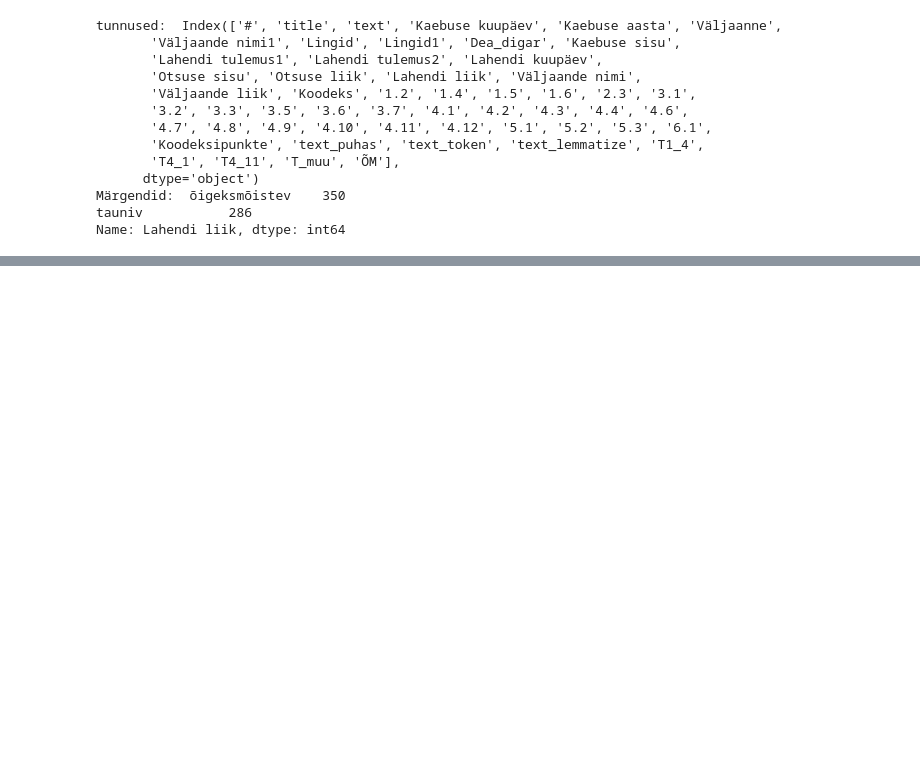
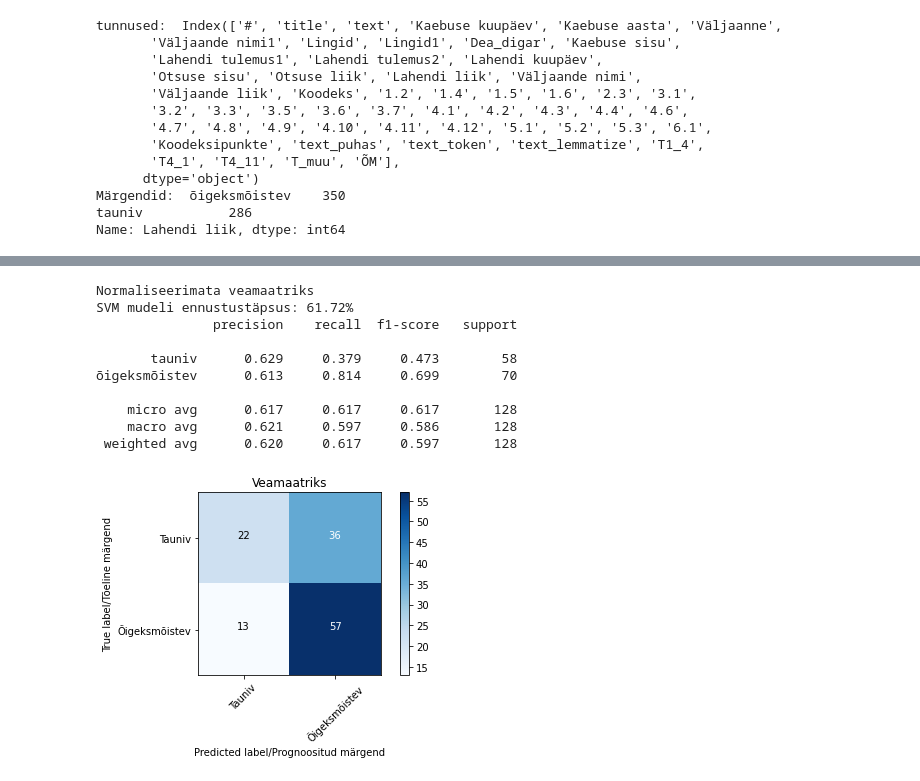
Before and after one commit to anneliisramson/pressinoukogu_kaebused, a Jupyter notebook: 06_2 Klassifitseerimismudel SVM mudel.ipynb, the cells around one changed output, grey strips where cells are left out. Drawn from its saved outputs; the diff is of its cells as text; code cells hidden in the pictures; blank space fills up the shorter version.

```diff
--- a/06_2 Klassifitseerimismudel SVM mudel.ipynb
+++ b/06_2 Klassifitseerimismudel SVM mudel.ipynb
@@ -34,0 +59,6 @@ Name: Lahendi liik, dtype: int64
+# %%
+stop_tekst = []
+with open("stop_s.txt", "r", encoding = 'utf8') as file:
+    for line in file:
+        #print(line.rstrip())
+        stop_tekst.append(line.rstrip())
@@ -35,12 +99,13 @@ Name: Lahendi liik, dtype: int64
 # %%
-X, y = data['text_token'], data['Lahendi liik']
+#X, y = data['text_token'], data['Lahendi liik']
+X, y = data['text_lemmatize'], data['Lahendi liik'] #lemmatiseeritud tekst
 # %%
 # Import train_test_split function
 from sklearn.model_selection import train_test_split
 
 # Split dataset into training set and test set
-X_train, X_test, y_train, y_test = train_test_split(X, y, test_size=0.2, random_state=109)
+X_train, X_test, y_train, y_test = train_test_split(X, y, test_size=0.2, random_state=42, stratify=y)
 # %%
-Encoder = LabelEncoder()
-y_train = Encoder.fit_transform(y_train)
-y_test = Encoder.fit_transform(y_test)
+#Encoder = LabelEncoder()
+#y_train = Encoder.fit_transform(y_train)
+#y_test = Encoder.fit_transform(y_test)
@@ -177,0 +383,34 @@ plt.plot(c_list, mean_accuracy)
+# %%
+pipe_valitud = Pipeline([('vect', TfidfVectorizer(
+                                          min_df = 3,
+                                          stop_words = stop_tekst,
+                                          max_df=0.85,
+                                          #ngram_range=(1,2),
+                                          smooth_idf=True,
+                                          use_idf=True
+                                         )
+                                         ),
+                       ('model_valitud', svm.SVC(kernel='linear', C=1))])
+
+# Mudeli sobitamine
+model_valitud = pipe_valitud.fit(X_train, y_train)
+
+# Prognoosimine
+y_pred_valitud = model_valitud.predict(X_test)
+
+cm = metrics.confusion_matrix(y_test, y_pred_valitud)
+plot_confusion_matrix(cm, classes=['Tauniv', 'Õigeksmõistev'])
+print("SVM mudeli ennustustäpsus: {}%".format(round(accuracy_score(y_test, y_pred_valitud)*100,2)))
+print(classification_report(y_test, y_pred_valitud, digits = 3))
+# %% [output]
+Normaliseerimata veamaatriks
+SVM mudeli ennustustäpsus: 61.72%
+               precision    recall  f1-score   support
+
+       tauniv      0.629     0.379     0.473        58
+õigeksmõistev      0.613     0.814     0.699        70
+
+    micro avg      0.617     0.617     0.617       128
+    macro avg      0.621     0.597     0.586       128
+ weighted avg      0.620     0.617     0.597       128
+[figure, added]
```
Also changed, not shown: parts of 11 cells of this notebook, 5 other files.
